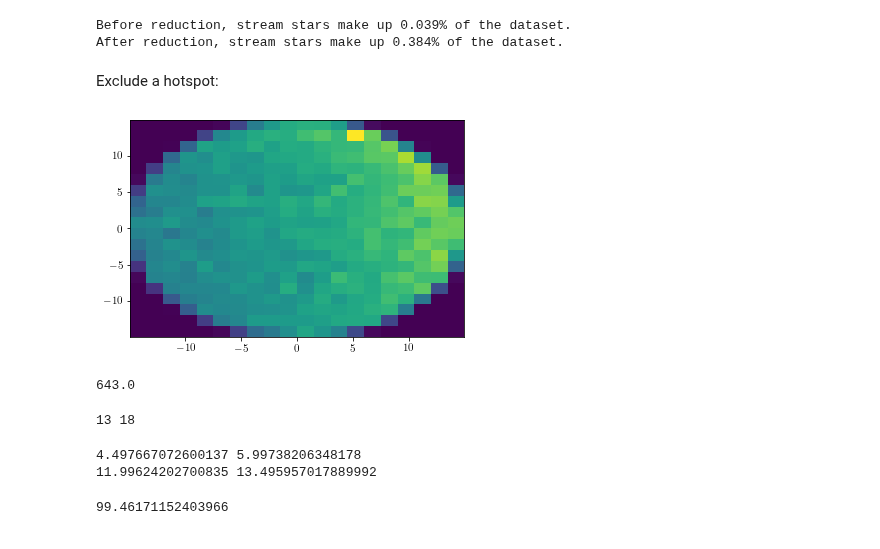
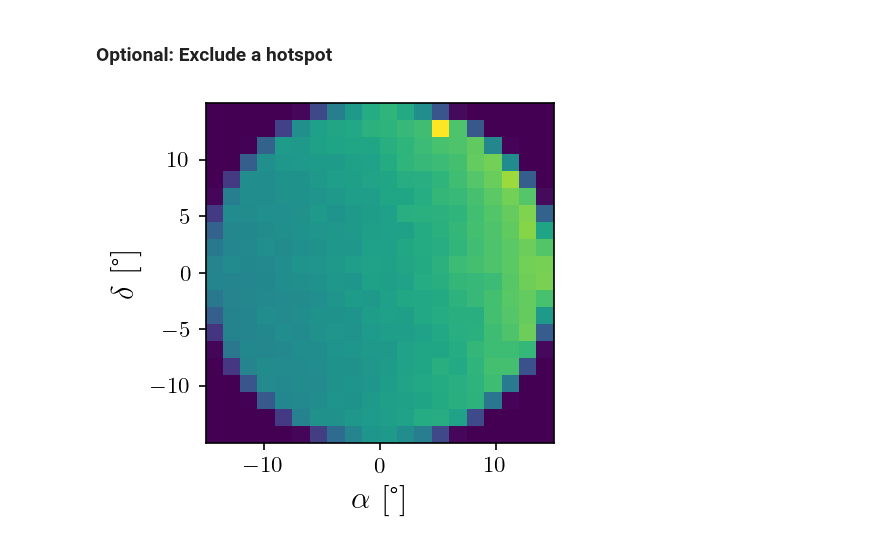
Before and after one commit to hep-lbdl/GaiaCWoLa, a Jupyter notebook: train.ipynb, the cells around one changed output. Drawn from its saved outputs; the diff is of its cells as text; code cells hidden in the pictures.

Commit message:
Added other streams notebook; models.py

```diff
--- a/train.ipynb
+++ b/train.ipynb
@@ -18,7 +25,4 @@ GPU 3: Quadro RTX 6000 (UUID: GPU-dc56feb4-523f-6ded-e577-4416c9dc6561)
 # %%
 stream = "gd1_tail"
 # %%
-df = load_file(stream = stream, percent_bkg = 10)
+df, file = load_file(stream = stream, percent_bkg = 100)
-# %% [output]
-Before reduction, stream stars make up 0.039% of the dataset.
-After reduction, stream stars make up 0.384% of the dataset.
@@ -25,22 +59,9 @@ After reduction, stream stars make up 0.384% of the dataset.
 # %% [markdown]
-Exclude a hotspot:
+### Optional: Exclude a hotspot
 # %%
+plt.figure(figsize=(3,3),dpi=150)
 hist = plt.hist2d(df.α, df.δ, bins=20)
+plt.xlabel(r'$\alpha$ [\textdegree]');
+plt.ylabel(r'$\delta$ [\textdegree]');
 # %% [output]
-[figure, old version]
+[figure, new version]
-# %%
-hist[0].max()
-# %% [output]
-643.0
-# %%
-# Get indices for bins to exclude
-i, j = np.unravel_index(hist[0].argmax(), hist[0].shape)
-print(i,j)
-# %% [output]
-13 18
-# %%
-print(hist[1][13],hist[1][14])
-print(hist[1][18],hist[1][19])
-# %% [output]
-4.497667072600137 5.99738206348178
-11.99624202700835 13.495957017889992
@@ -50,4 +67,0 @@ df2 = df[(df.α < hist[1][13]) | (df.α > hist[1][14]) |
-# %%
-100*len(df2)/len(df)
-# %% [output]
-99.46171152403966
```
Also changed, not shown: parts of 22 cells of this notebook, 3 other files.
